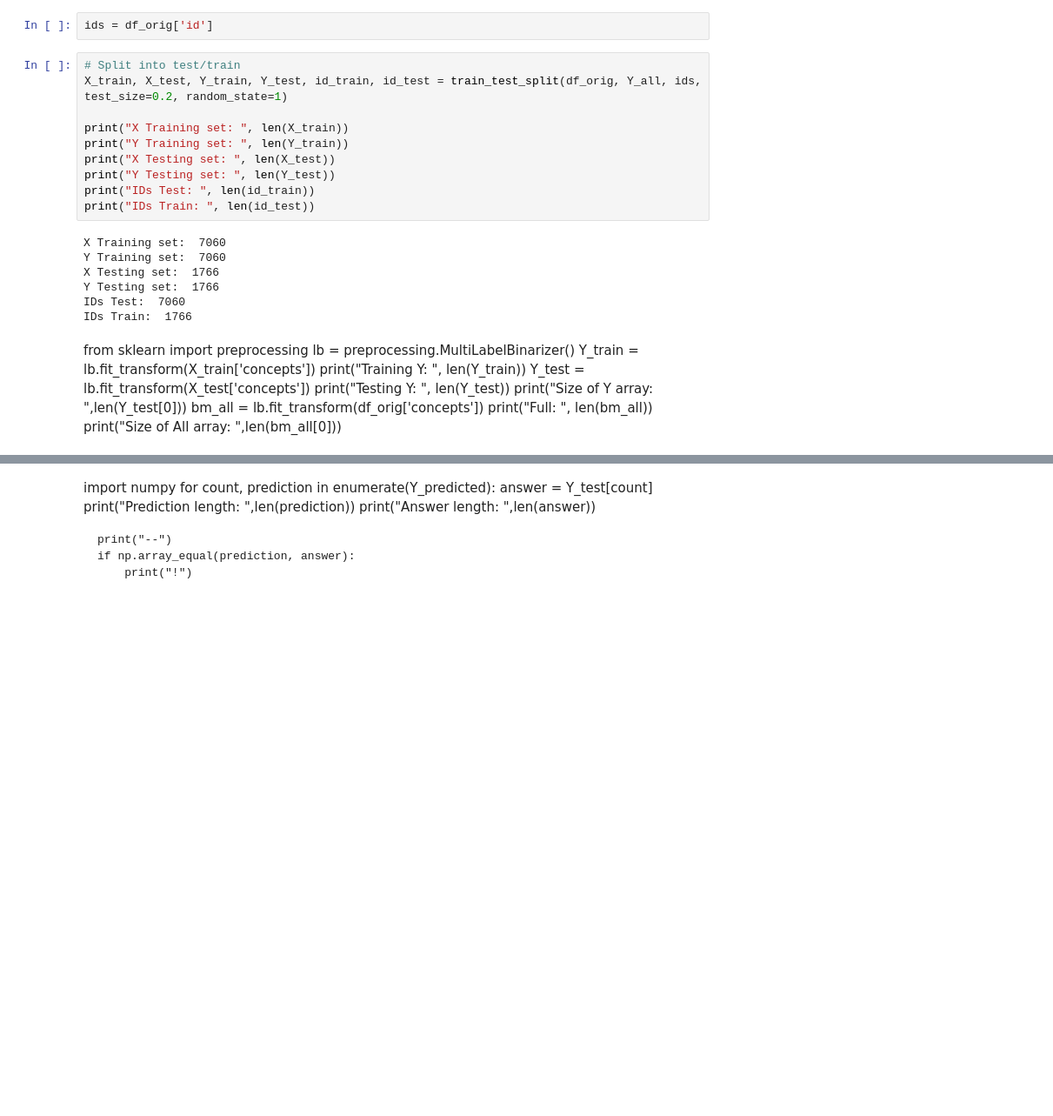
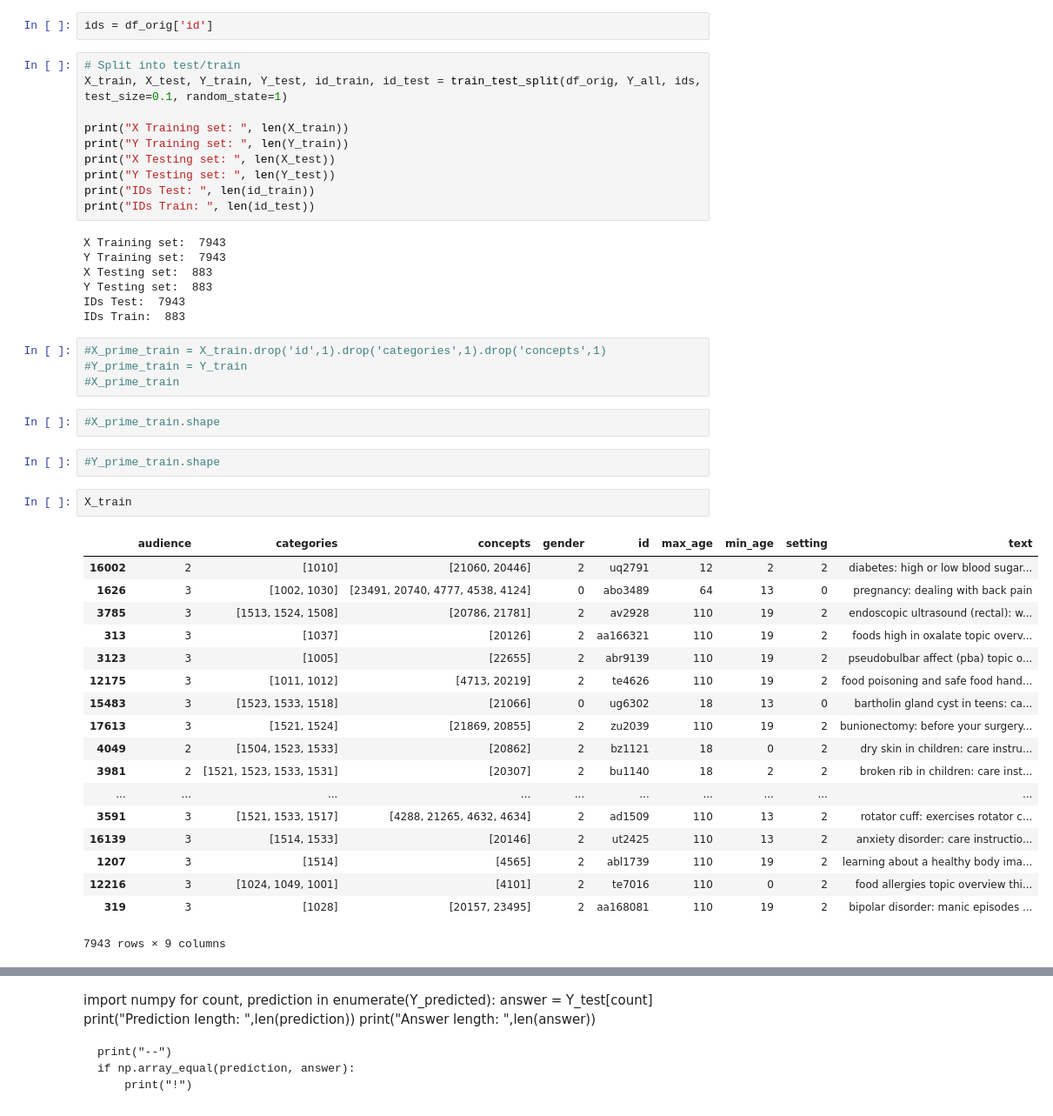
Before and after one commit to afk314/mycorp, a Jupyter notebook: notebooks/First Classification.ipynb, the cells around one changed output, grey strips where cells are left out. Shown: that part at 87% size. Drawn from its saved outputs; the diff is of its cells as text; blank space fills up the shorter version.

```diff
--- a/notebooks/First Classification.ipynb
+++ b/notebooks/First Classification.ipynb
@@ -58,7 +60,7 @@ MultiLabelBinarizer(classes=None, sparse_output=False)
 ids = df_orig['id']
 # %%
 # Split into test/train
-X_train, X_test, Y_train, Y_test, id_train, id_test = train_test_split(df_orig, Y_all, ids, test_size=0.2, random_state=1)
+X_train, X_test, Y_train, Y_test, id_train, id_test = train_test_split(df_orig, Y_all, ids, test_size=0.1, random_state=1)
 
 print("X Training set: ", len(X_train))
 print("Y Training set: ", len(Y_train))
@@ -67,20 +69,38 @@ print("Y Testing set: ", len(Y_test))
 print("IDs Test: ", len(id_train))
 print("IDs Train: ", len(id_test))
 # %% [output]
-X Training set:  7060
-Y Training set:  7060
-X Testing set:  1766
-Y Testing set:  1766
-IDs Test:  7060
-IDs Train:  1766
+X Training set:  7943
+Y Training set:  7943
+X Testing set:  883
+Y Testing set:  883
+IDs Test:  7943
+IDs Train:  883
-# %% [markdown]
-from sklearn import preprocessing
-lb = preprocessing.MultiLabelBinarizer()
-Y_train = lb.fit_transform(X_train['concepts'])
-print("Training Y: ", len(Y_train))
-Y_test = lb.fit_transform(X_test['concepts'])
-print("Testing Y: ", len(Y_test))
-print("Size of Y array: ",len(Y_test[0]))
-bm_all = lb.fit_transform(df_orig['concepts'])
-print("Full: ", len(bm_all))
-print("Size of All array: ",len(bm_all[0]))
+# %%
+#X_prime_train = X_train.drop('id',1).drop('categories',1).drop('concepts',1)
+#Y_prime_train = Y_train
+#X_prime_train
+# %%
+#X_prime_train.shape
+# %%
+#Y_prime_train.shape
+# %%
+X_train
+# %% [output]
+|  | audience | categories | concepts | gender | id | max_age | min_age | setting | text |
+| 16002 | 2 | [1010] | [21060, 20446] | 2 | uq2791 | 12 | 2 | 2 | diabetes: high or low blood sugar... |
+| 1626 | 3 | [1002, 1030] | [23491, 20740, 4777, 4538, 4124] | 0 | abo3489 | 64 | 13 | 0 | pregnancy: dealing with back pain |
+| 3785 | 3 | [1513, 1524, 1508] | [20786, 21781] | 2 | av2928 | 110 | 19 | 2 | endoscopic ultrasound (rectal): w... |
+| 313 | 3 | [1037] | [20126] | 2 | aa166321 | 110 | 19 | 2 | foods high in oxalate topic overv... |
+| 3123 | 3 | [1005] | [22655] | 2 | abr9139 | 110 | 19 | 2 | pseudobulbar affect (pba) topic o... |
+| 12175 | 3 | [1011, 1012] | [4713, 20219] | 2 | te4626 | 110 | 19 | 2 | food poisoning and safe food hand... |
+| 15483 | 3 | [1523, 1533, 1518] | [21066] | 0 | ug6302 | 18 | 13 | 0 | bartholin gland cyst in teens: ca... |
+| 17613 | 3 | [1521, 1524] | [21869, 20855] | 2 | zu2039 | 110 | 19 | 2 | bunionectomy: before your surgery... |
+| 4049 | 2 | [1504, 1523, 1533] | [20862] | 2 | bz1121 | 18 | 0 | 2 | dry skin in children: care instru... |
+| 3981 | 2 | [1521, 1523, 1533, 1531] | [20307] | 2 | bu1140 | 18 | 2 | 2 | broken rib in children: care inst... |
+| ... | ... | ... | ... | ... | ... | ... | ... | ... | ... |
+| 3591 | 3 | [1521, 1533, 1517] | [4288, 21265, 4632, 4634] | 2 | ad1509 | 110 | 13 | 2 | rotator cuff: exercises rotator c... |
+| 16139 | 3 | [1514, 1533] | [20146] | 2 | ut2425 | 110 | 13 | 2 | anxiety disorder: care instructio... |
+| 1207 | 3 | [1514] | [4565] | 2 | abl1739 | 110 | 19 | 2 | learning about a healthy body ima... |
+| 12216 | 3 | [1024, 1049, 1001] | [4101] | 2 | te7016 | 110 | 0 | 2 | food allergies topic overview thi... |
+| 319 | 3 | [1028] | [20157, 23495] | 2 | aa168081 | 110 | 19 | 2 | bipolar disorder: manic episodes ... |
+7943 rows × 9 columns
```
Also changed, not shown: parts of 15 cells of this notebook, 2 other files.
